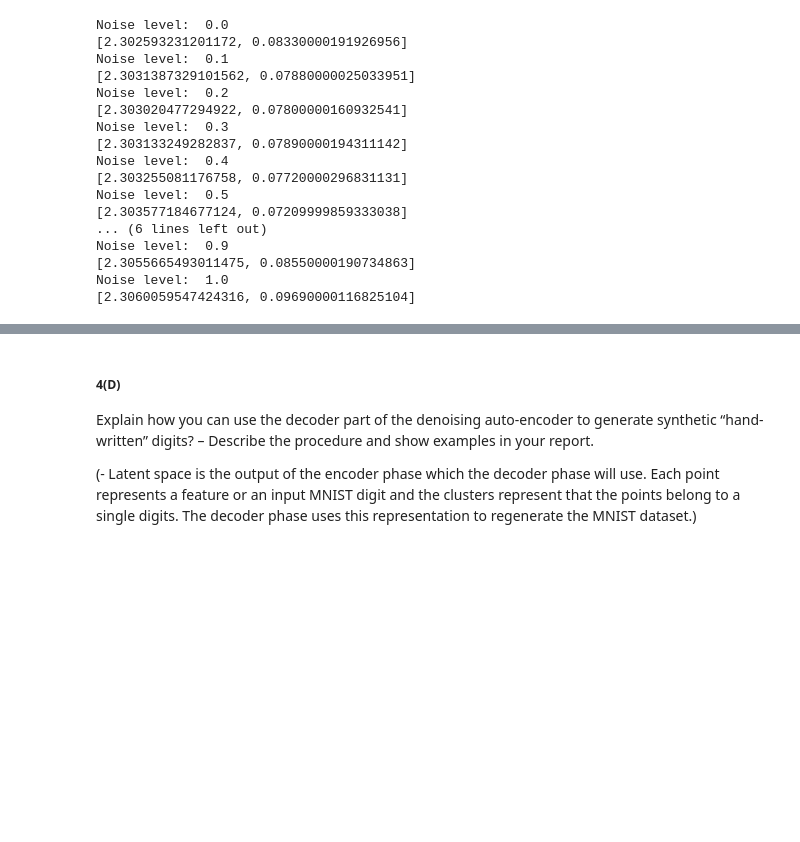
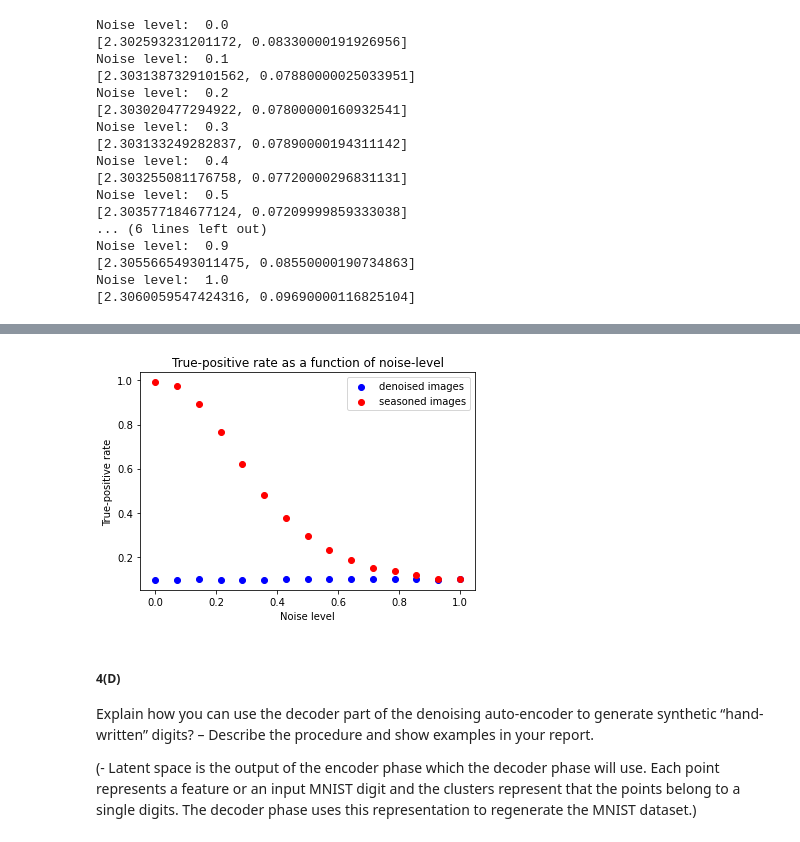
Before and after one commit to LeniaMalki/DataScienceAndAI, a Jupyter notebook: 6.Neural networks/Assignment 6 Answers.ipynb, the cells around one changed output, grey strips where cells are left out. Cells and saved outputs as stored; diff of their text form; code cells hidden in the pictures; blank space fills up the shorter version.

```diff
--- a/6.Neural networks/Assignment 6 Answers.ipynb
+++ b/6.Neural networks/Assignment 6 Answers.ipynb
@@ -668,3 +713,26 @@ Noise level:  1.0
+# %%
+noises = np.linspace(0,1,15)
+
+scores_denoised = []
+scores_seasoned = []
+
+for i in range (len(noises)):
+    denoised_x = tf.reshape(autoencoder(salt_and_pepper(flattened_x_test, noises[i])),(10000,28,28,1))
+    scores_denoised.append(model_3A.evaluate(denoised_x, y_test, verbose=0)[1])
+
+    seasoned_x = tf.reshape(salt_and_pepper(flattened_x_test, noises[i]),(10000,28,28,1))
+    scores_seasoned.append(model_3A.evaluate(seasoned_x, y_test, verbose=0)[1])
+print('Done!')
+# %%
+plt.scatter(noises, scores_denoised, color='blue', label = 'denoised images')
+plt.scatter(noises, scores_seasoned, color='red', label = 'seasoned images')
+plt.xlabel("Noise level")
+plt.ylabel("True-positive rate")
+plt.title("True-positive rate as a function of noise-level")
+plt.legend()
+plt.show()
+# %% [output]
+[figure, added]
 # %% [markdown]
 ##### 4(D)
 Explain how you can use the decoder part of the denoising auto-encoder to generate synthetic
```
Also changed, not shown: parts of 1 cell of this notebook.
